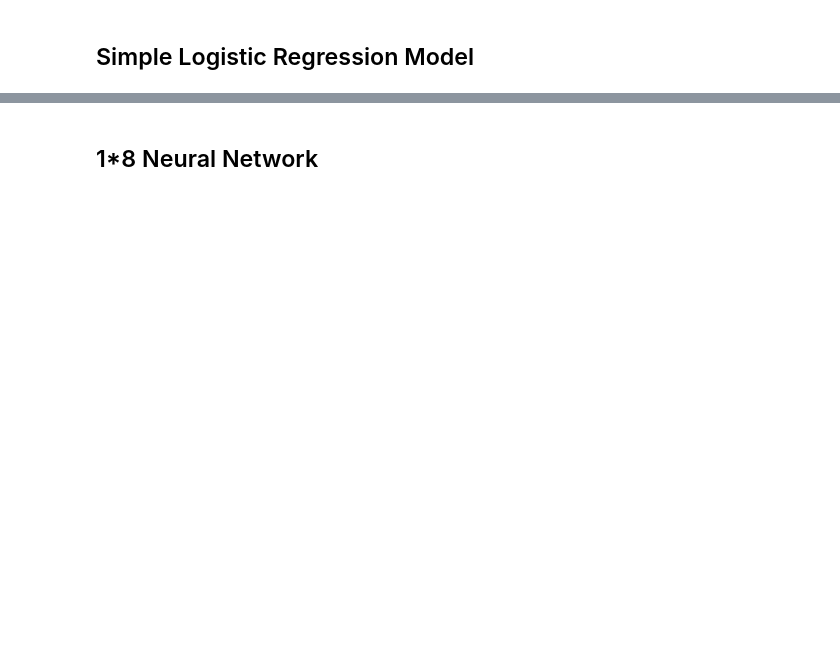
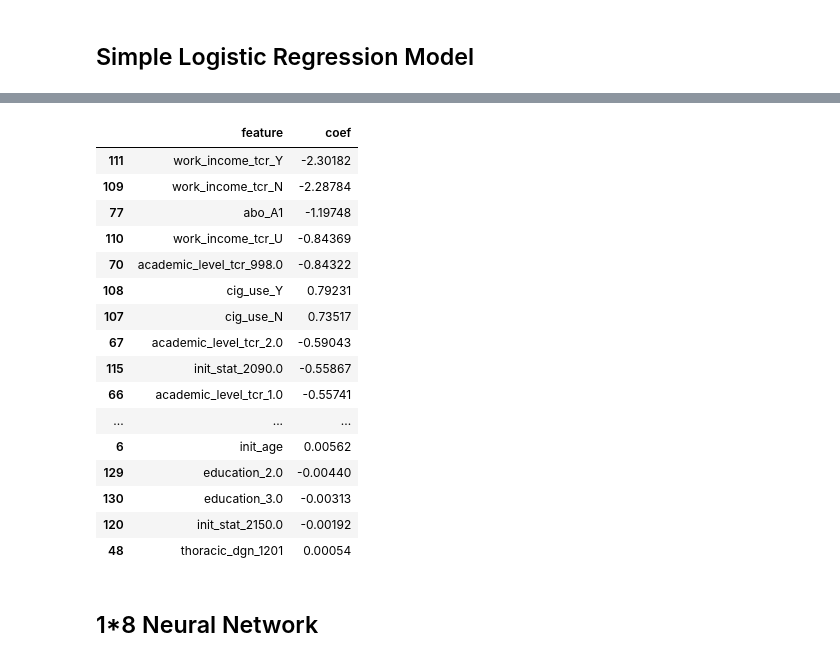
Before and after one commit to wansgar/edan70-project, a Jupyter notebook: column_categorization.ipynb, the cells around one changed output, grey strips where cells are left out. Cells and saved outputs as stored; diff of their text form; code cells hidden in the pictures; blank space fills up the shorter version.

```diff
--- a/column_categorization.ipynb
+++ b/column_categorization.ipynb
@@ -695,3 +821,28 @@ weighted avg       0.57      0.58      0.57      4522
+# %%
+# print coefficients sorted by absolute value
+coefs = pd.DataFrame({"feature": X_train.columns, "coef": model.coef_[0]})
+coefs["coef_abs"] = coefs.coef.abs()
+coefs.sort_values("coef_abs", ascending=False, inplace=True)
+coefs.drop("coef_abs", axis=1, inplace=True)
+coefs
+# %% [output]
+|  | feature | coef |
+| 111 | work_income_tcr_Y | -2.30182 |
+| 109 | work_income_tcr_N | -2.28784 |
+| 77 | abo_A1 | -1.19748 |
+| 110 | work_income_tcr_U | -0.84369 |
+| 70 | academic_level_tcr_998.0 | -0.84322 |
+| 108 | cig_use_Y | 0.79231 |
+| 107 | cig_use_N | 0.73517 |
+| 67 | academic_level_tcr_2.0 | -0.59043 |
+| 115 | init_stat_2090.0 | -0.55867 |
+| 66 | academic_level_tcr_1.0 | -0.55741 |
+| ... | ... | ... |
+| 6 | init_age | 0.00562 |
+| 129 | education_2.0 | -0.00440 |
+| 130 | education_3.0 | -0.00313 |
+| 120 | init_stat_2150.0 | -0.00192 |
+| 48 | thoracic_dgn_1201 | 0.00054 |
 # %% [markdown]
 ## 1*8 Neural Network
 # %%
```
Also changed, not shown: parts of 29 cells of this notebook.
